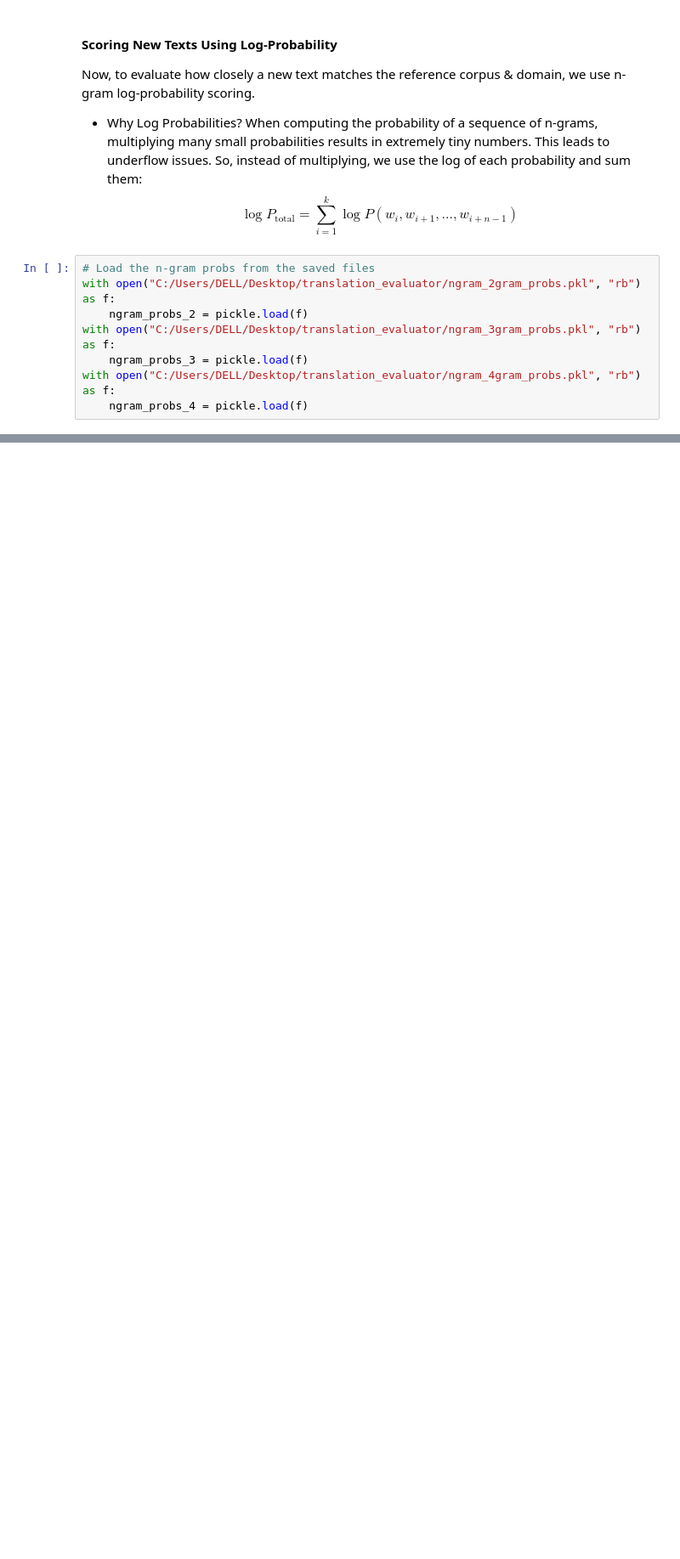
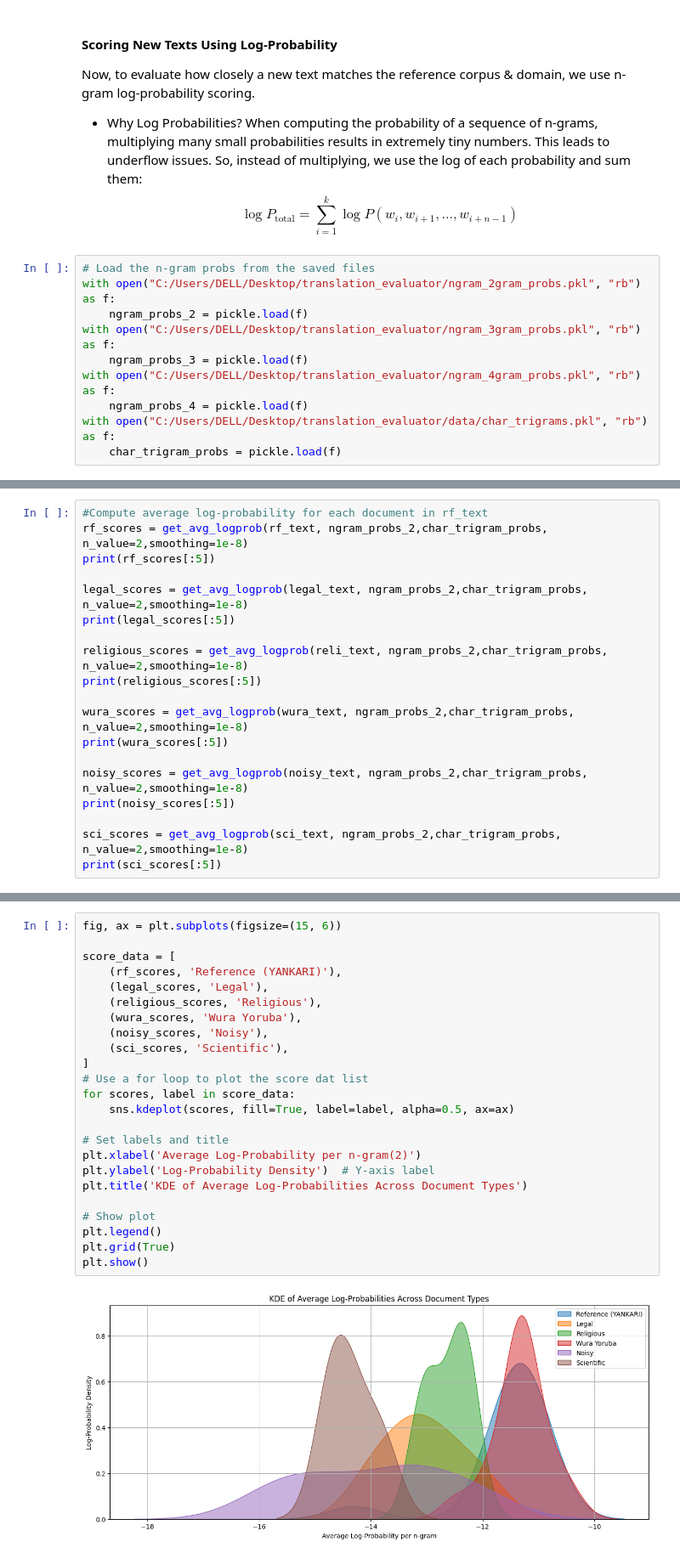
Before and after one commit to Adeleyi/translation-analysis, a Jupyter notebook: n_gram.ipynb, the cells around one changed output, grey strips where cells are left out. Shown at 85% size. Cells and saved outputs as stored; diff of their text form; blank space fills up the shorter version.

```diff
--- a/n_gram.ipynb
+++ b/n_gram.ipynb
@@ -138,3 +184,5 @@ with open("C:/Users/DELL/Desktop/translation_evaluator/ngram_3gram_probs.pkl", "
     ngram_probs_3 = pickle.load(f)
 with open("C:/Users/DELL/Desktop/translation_evaluator/ngram_4gram_probs.pkl", "rb") as f:
     ngram_probs_4 = pickle.load(f)
+with open("C:/Users/DELL/Desktop/translation_evaluator/data/char_trigrams.pkl", "rb") as f:
+    char_trigram_probs = pickle.load(f)
@@ -232,0 +326,19 @@ plt.show()
+# %%
+#Compute average log-probability for each document in rf_text
+rf_scores = get_avg_logprob(rf_text, ngram_probs_2,char_trigram_probs, n_value=2,smoothing=1e-8)
+print(rf_scores[:5])
+
+legal_scores = get_avg_logprob(legal_text, ngram_probs_2,char_trigram_probs, n_value=2,smoothing=1e-8)
+print(legal_scores[:5])
+
+religious_scores = get_avg_logprob(reli_text, ngram_probs_2,char_trigram_probs, n_value=2,smoothing=1e-8)
+print(religious_scores[:5])
+
+wura_scores = get_avg_logprob(wura_text, ngram_probs_2,char_trigram_probs, n_value=2,smoothing=1e-8)
+print(wura_scores[:5])
+
+noisy_scores = get_avg_logprob(noisy_text, ngram_probs_2,char_trigram_probs, n_value=2,smoothing=1e-8)
+print(noisy_scores[:5])
+
+sci_scores = get_avg_logprob(sci_text, ngram_probs_2,char_trigram_probs, n_value=2,smoothing=1e-8)
+print(sci_scores[:5])
@@ -232,0 +352,26 @@ plt.show()
+# %%
+fig, ax = plt.subplots(figsize=(15, 6))
+
+score_data = [
+    (rf_scores, 'Reference (YANKARI)'),
+    (legal_scores, 'Legal'),
+    (religious_scores, 'Religious'),
+    (wura_scores, 'Wura Yoruba'),
+    (noisy_scores, 'Noisy'),
+    (sci_scores, 'Scientific'),
+]
+# Use a for loop to plot the score dat list
+for scores, label in score_data:
+    sns.kdeplot(scores, fill=True, label=label, alpha=0.5, ax=ax)
+
+# Set labels and title
+plt.xlabel('Average Log-Probability per n-gram(2)')
+plt.ylabel('Log-Probability Density')  # Y-axis label
+plt.title('KDE of Average Log-Probabilities Across Document Types')
+
+# Show plot
+plt.legend()
+plt.grid(True)
+plt.show()
+# %% [output]
+[figure, added]
```
Also changed, not shown: parts of 21 cells of this notebook, 2 other files.
